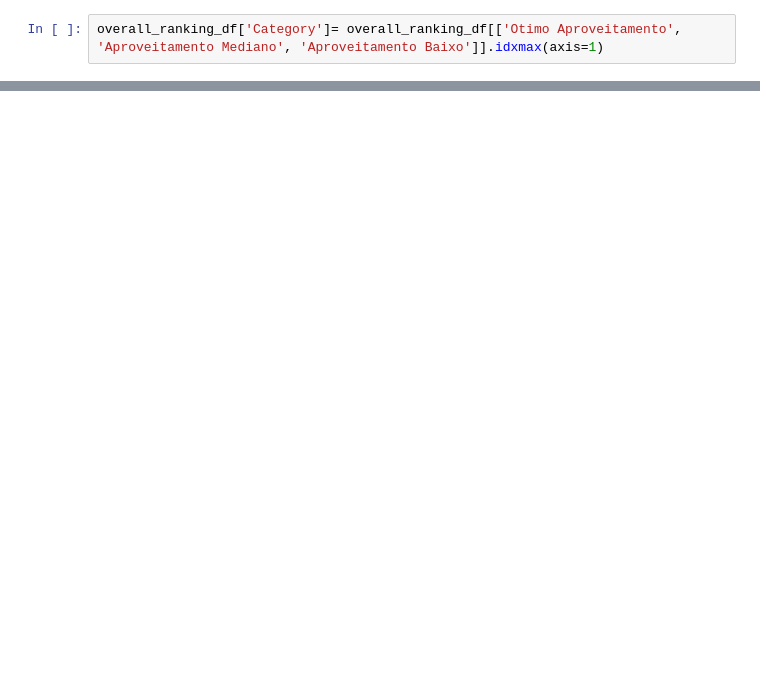
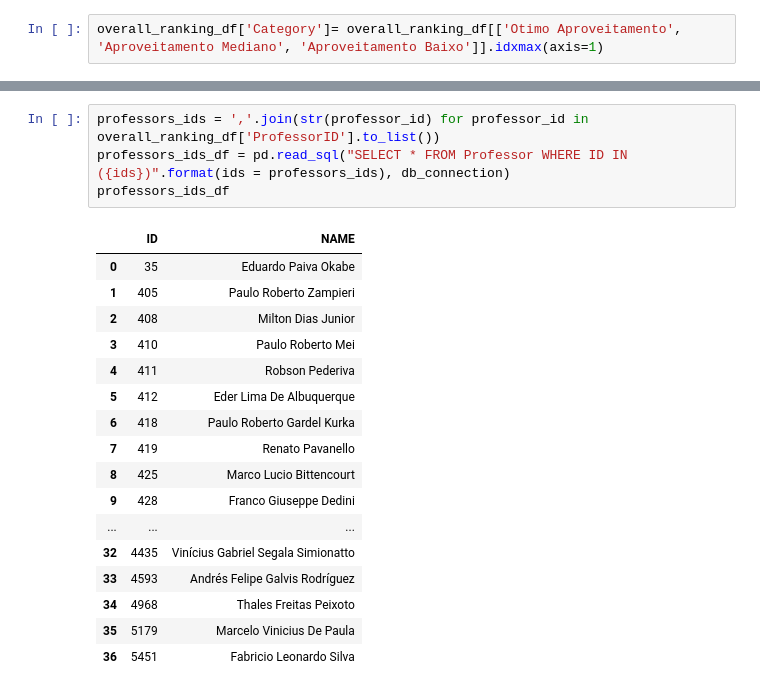
Before and after one commit to Pedro4064/MCDM-Fuzzy---GDE, a Jupyter notebook: src/fuzzy_analysis.ipynb, the cells around one changed output, grey strips where cells are left out. Drawn from its saved outputs; the diff is of its cells as text; blank space fills up the shorter version.

```diff
--- a/src/fuzzy_analysis.ipynb
+++ b/src/fuzzy_analysis.ipynb
@@ -427 +230,23 @@ overall_ranking_df
 | 36 | 429 | 0.000000 | 0.000000 | 1.000000 | Aproveitamento Baixo |
+# %%
+professors_ids = ','.join(str(professor_id) for professor_id in overall_ranking_df['ProfessorID'].to_list())
+professors_ids_df = pd.read_sql("SELECT * FROM Professor WHERE ID IN ({ids})".format(ids = professors_ids), db_connection)
+professors_ids_df
+# %% [output]
+|  | ID | NAME |
+| 0 | 35 | Eduardo Paiva Okabe |
+| 1 | 405 | Paulo Roberto Zampieri |
+| 2 | 408 | Milton Dias Junior |
+| 3 | 410 | Paulo Roberto Mei |
+| 4 | 411 | Robson Pederiva |
+| 5 | 412 | Eder Lima De Albuquerque |
+| 6 | 418 | Paulo Roberto Gardel Kurka |
+| 7 | 419 | Renato Pavanello |
+| 8 | 425 | Marco Lucio Bittencourt |
+| 9 | 428 | Franco Giuseppe Dedini |
+| ... | ... | ... |
+| 32 | 4435 | Vinícius Gabriel Segala Simionatto |
+| 33 | 4593 | Andrés Felipe Galvis Rodríguez |
+| 34 | 4968 | Thales Freitas Peixoto |
+| 35 | 5179 | Marcelo Vinicius De Paula |
+| 36 | 5451 | Fabricio Leonardo Silva |
```
Also changed, not shown: parts of 19 cells of this notebook.
